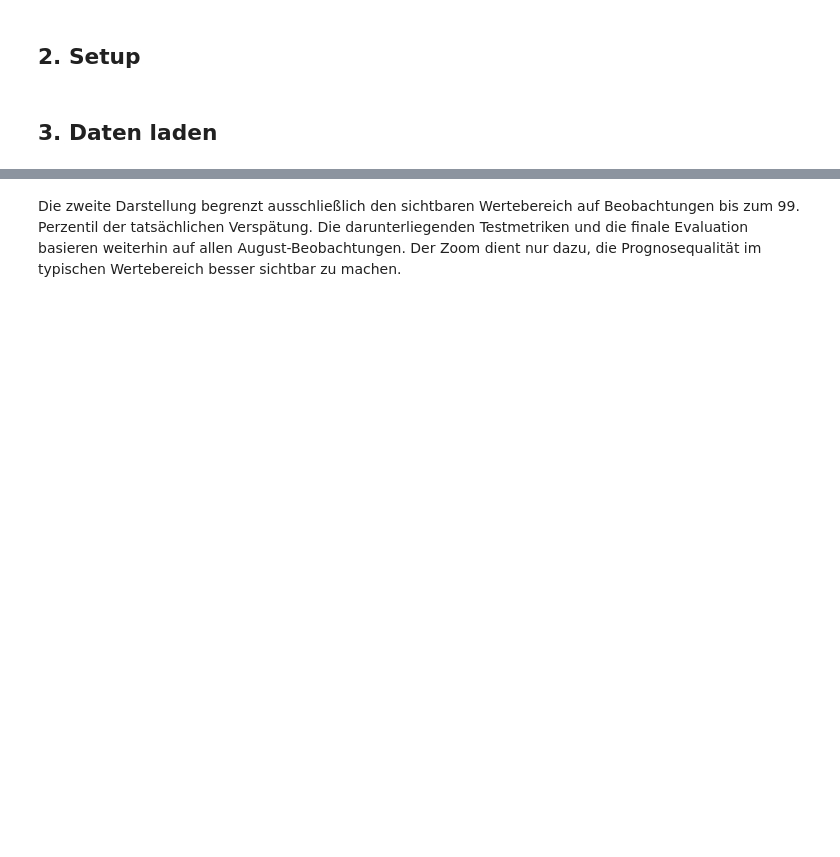
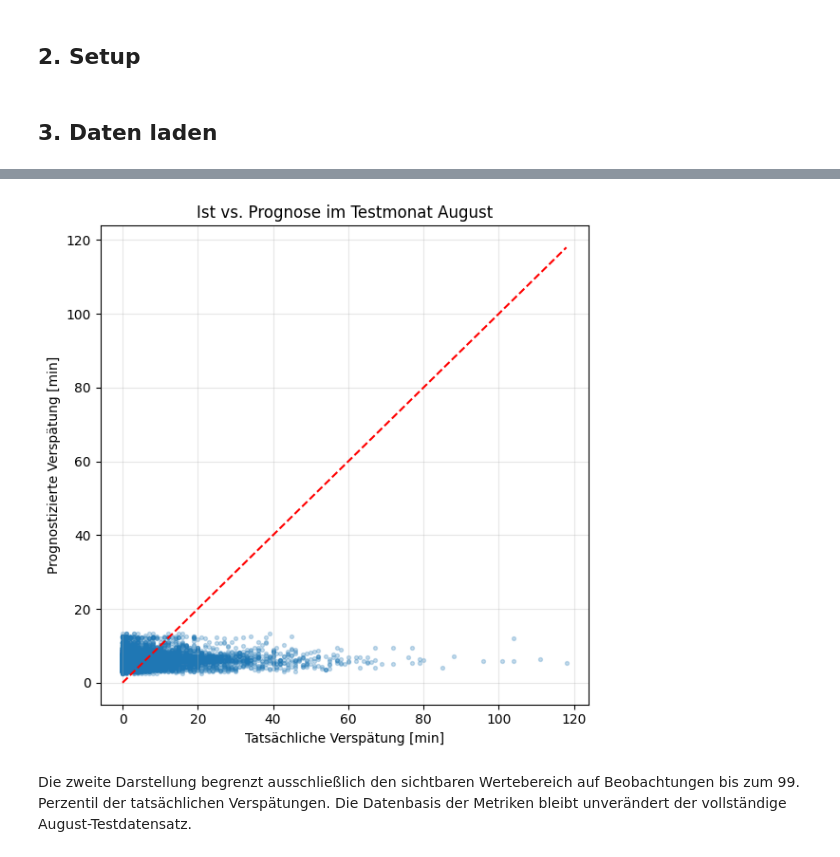
Before and after one commit to LeblL/LukasLeblBA, a Jupyter notebook: notebooks/modeling/03_final_evaluation.ipynb, the cells around one changed output, grey strips where cells are left out. Saved outputs shown, nothing was run; the diff lists cells and outputs as text; code cells hidden in the pictures; blank space fills up the shorter version.

```diff
--- a/notebooks/modeling/03_final_evaluation.ipynb
+++ b/notebooks/modeling/03_final_evaluation.ipynb
@@ -321,50 +377,43 @@ Die folgende Grafik vergleicht die tatsächlichen August-Verspätungen mit den M
 # %%
 prediction_plot_data = pd.DataFrame(
     {
         "Actual": y_test,
         "Predicted": final_test_predictions,
+        "Residual": test_residuals,
     }
 )
 
-prediction_plot_sample_size = min(10_000, len(prediction_plot_data))
 prediction_plot_sample = prediction_plot_data.sample(
-    n=prediction_plot_sample_size,
+    n=min(10_000, len(prediction_plot_data)),
     random_state=42,
 )
 
 axis_min = min(
-    prediction_plot_data["Actual"].min(),
-    prediction_plot_data["Predicted"].min(),
+    prediction_plot_sample["Actual"].min(),
+    prediction_plot_sample["Predicted"].min(),
 )
 axis_max = max(
-    prediction_plot_data["Actual"].max(),
-    prediction_plot_data["Predicted"].max(),
+    prediction_plot_sample["Actual"].max(),
+    prediction_plot_sample["Predicted"].max(),
 )
 
 fig, ax = plt.subplots(figsize=(6, 6))
 ax.scatter(
     prediction_plot_sample["Actual"],
     prediction_plot_sample["Predicted"],
-    alpha=0.3,
-    s=10,
-    label="Testbeobachtungen",
+    alpha=0.25,
+    s=8,
 )
-ax.plot(
-    [axis_min, axis_max],
-    [axis_min, axis_max],
-    linestyle="--",
-    label="Ideale Prognose (Ist = Prognose)",
-)
-ax.set_title(
-    "Tatsächliche vs. vorhergesagte Verspätung im Testmonat August – Gesamtbereich"
-)
-ax.set_xlabel("Tatsächliche Verspätung (Minuten)")
-ax.set_ylabel("Vorhergesagte Verspätung (Minuten)")
-ax.legend()
+ax.plot([axis_min, axis_max], [axis_min, axis_max], color="red", linestyle="--")
+ax.set_title("Ist vs. Prognose im Testmonat August")
+ax.set_xlabel("Tatsächliche Verspätung [min]")
+ax.set_ylabel("Prognostizierte Verspätung [min]")
 ax.grid(alpha=0.3)
 plt.tight_layout()
 plt.show()
+# %% [output]
+[figure, added]
 # %% [markdown]
-Die zweite Darstellung begrenzt ausschließlich den sichtbaren Wertebereich auf Beobachtungen bis zum 99. Perzentil der tatsächlichen Verspätung. Die darunterliegenden Testmetriken und die finale Evaluation basieren weiterhin auf allen August-Beobachtungen. Der Zoom dient nur dazu, die Prognosequalität im typischen Wertebereich besser sichtbar zu machen.
+Die zweite Darstellung begrenzt ausschließlich den sichtbaren Wertebereich auf Beobachtungen bis zum 99. Perzentil der tatsächlichen Verspätungen. Die Datenbasis der Metriken bleibt unverändert der vollständige August-Testdatensatz.
 # %%
 actual_p99 = y_test.quantile(0.99)
```
Also changed, not shown: parts of 33 cells of this notebook.
